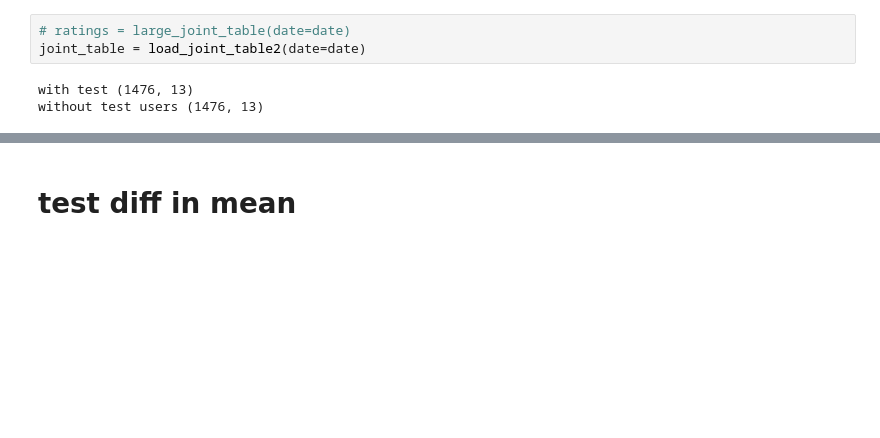
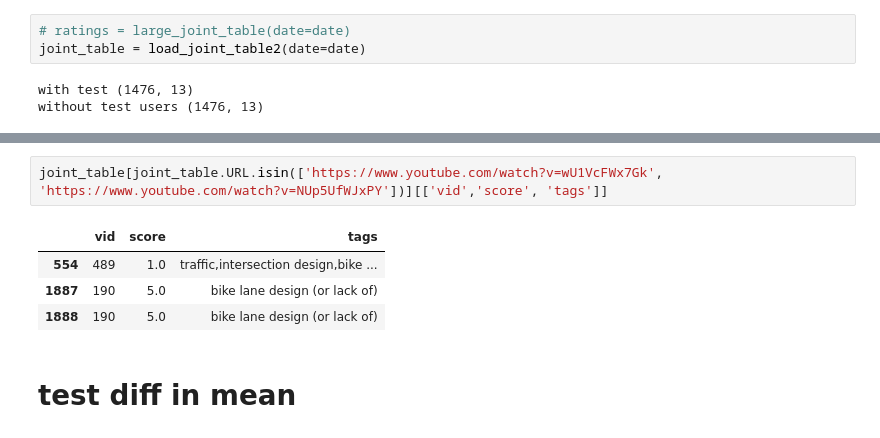
Before and after one commit to JHWu92/Cycling_safety, a Jupyter notebook: rating_platform/Y for ml under various condition.ipynb, the cells around one changed output, grey strips where cells are left out. Cells and saved outputs as stored; diff of their text form; blank space fills up the shorter version.

```diff
--- a/rating_platform/Y for ml under various condition.ipynb
+++ b/rating_platform/Y for ml under various condition.ipynb
@@ -26,3 +56,10 @@ without test users (1476, 13)
+# %%
+joint_table[joint_table.URL.isin(['https://www.youtube.com/watch?v=wU1VcFWx7Gk', 'https://www.youtube.com/watch?v=NUp5UfWJxPY'])][['vid','score', 'tags']]
+# %% [output]
+|  | vid | score | tags |
+| 554 | 489 | 1.0 | traffic,intersection design,bike ... |
+| 1887 | 190 | 5.0 | bike lane design (or lack of) |
+| 1888 | 190 | 5.0 | bike lane design (or lack of) |
 # %% [markdown]
 # test diff in mean
 # %%
```
Also changed, not shown: parts of 12 cells of this notebook.
